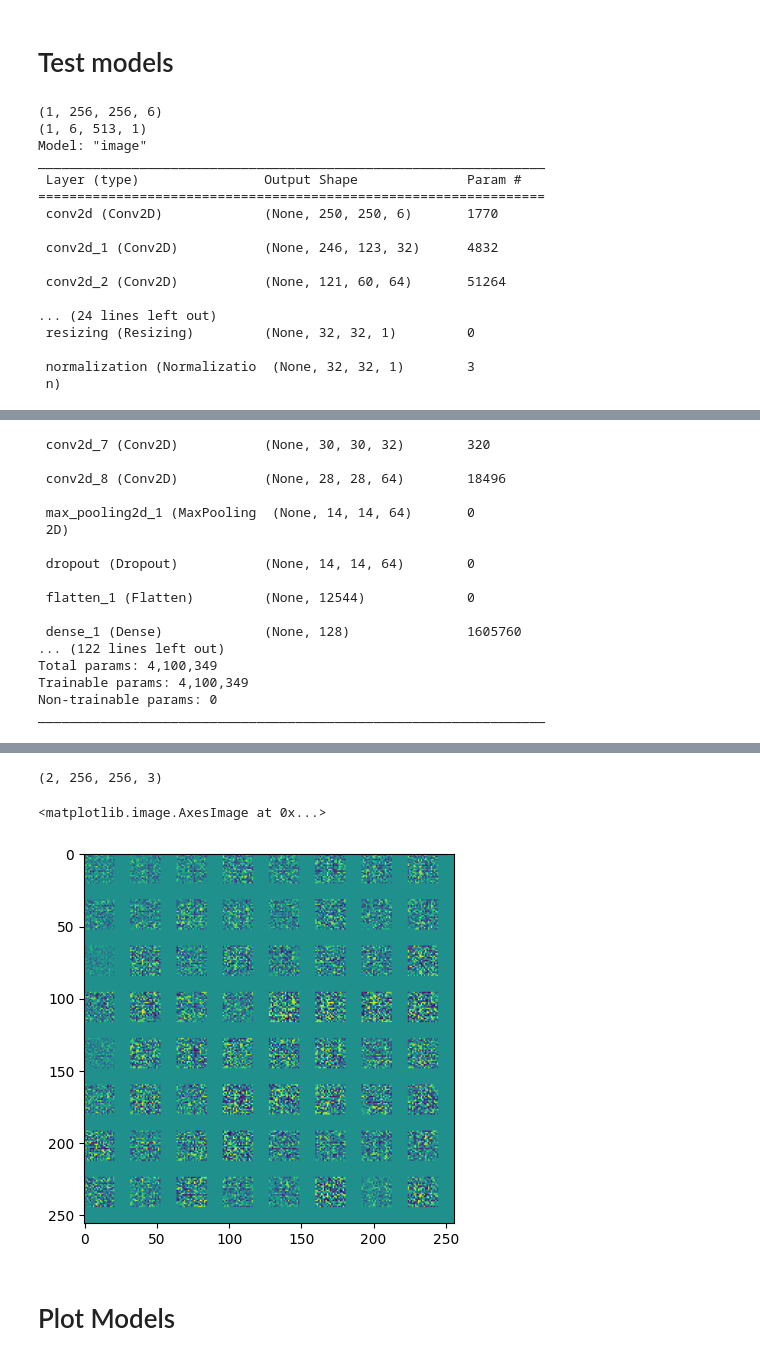
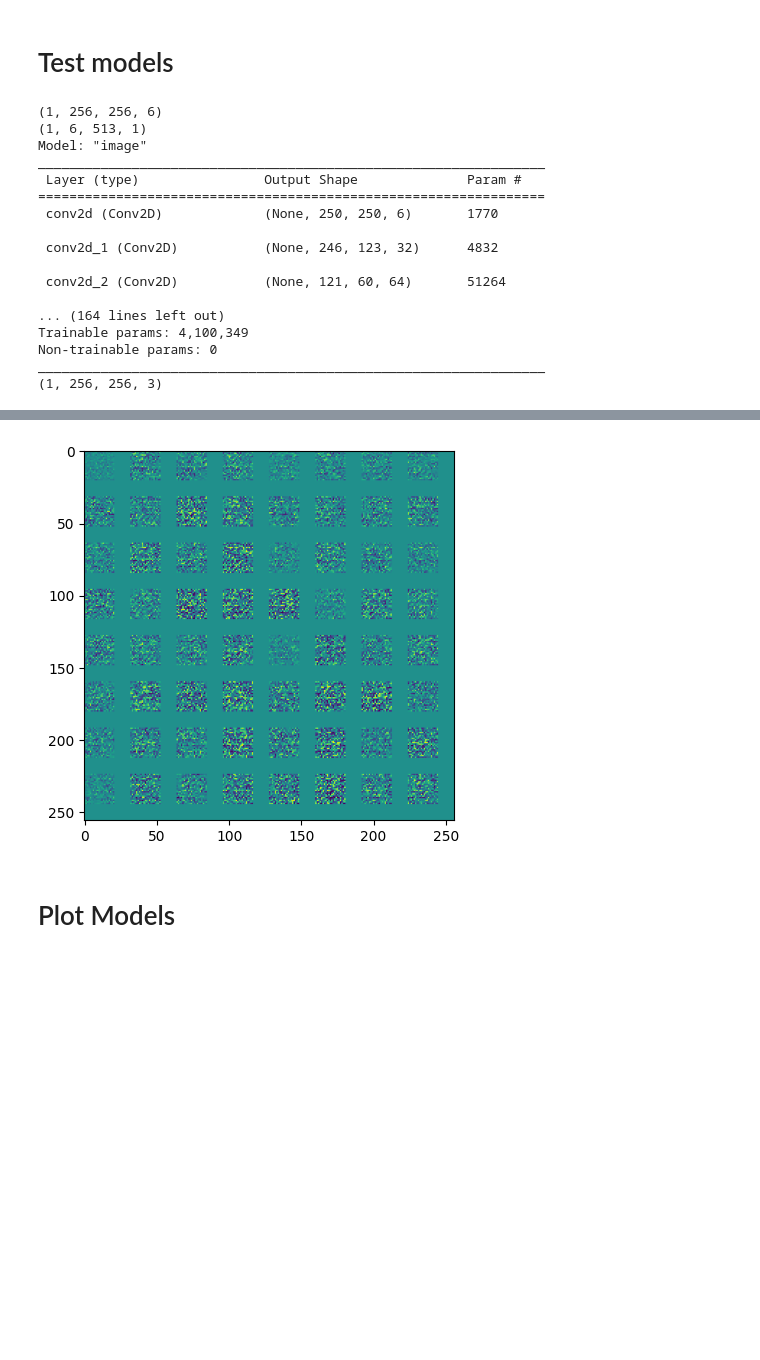
Before and after one commit to Blinco0/deepfake-lip-sync, a Jupyter notebook: train_GAN.ipynb, the cells around one changed output, grey strips where cells are left out. Drawn from its saved outputs; the diff is of its cells as text; code cells hidden in the pictures; blank space fills up the shorter version.

```diff
--- a/train_GAN.ipynb
+++ b/train_GAN.ipynb
@@ -67,7 +60,7 @@ generated_img = gen.predict([img_concat, audio_arr], batch_size=1)
 
 print(generated_img.shape)
 
-plt.imshow(generated_img[1, :, :, 0])
+plt.imshow(generated_img[0, :, :, 0])
 # %% [output]
 (1, 256, 256, 6)
 (1, 6, 513, 1)
@@ -81,8 +74,8 @@ _________________________________________________________________
 
  conv2d_2 (Conv2D)           (None, 121, 60, 64)       51264
 
-... (24 lines left out)
- resizing (Resizing)         (None, 32, 32, 1)         0
-
- normalization (Normalizatio  (None, 32, 32, 1)        3
- n)
+... (164 lines left out)
+Trainable params: 4,100,349
+Non-trainable params: 0
+_________________________________________________________________
+(1, 256, 256, 3)
@@ -101,17 +82,0 @@ To enable them in other operations, rebuild TensorFlow with the appropriate comp
- conv2d_7 (Conv2D)           (None, 30, 30, 32)        320
-
- conv2d_8 (Conv2D)           (None, 28, 28, 64)        18496
-
- max_pooling2d_1 (MaxPooling  (None, 14, 14, 64)       0
- 2D)
-
- dropout (Dropout)           (None, 14, 14, 64)        0
-
- flatten_1 (Flatten)         (None, 12544)             0
-
- dense_1 (Dense)             (None, 128)               1605760
-... (122 lines left out)
-Total params: 4,100,349
-Trainable params: 4,100,349
-Non-trainable params: 0
-_________________________________________________________________
@@ -121,6 +83,4 @@ _________________________________________________________________
-(2, 256, 256, 3)
-<matplotlib.image.AxesImage at 0x...>
-[figure, old version]
+[figure, new version]
 # %% [markdown]
 # Plot Models
 # %%
```
Also changed, not shown: parts of 6 cells of this notebook, 1 other file.
